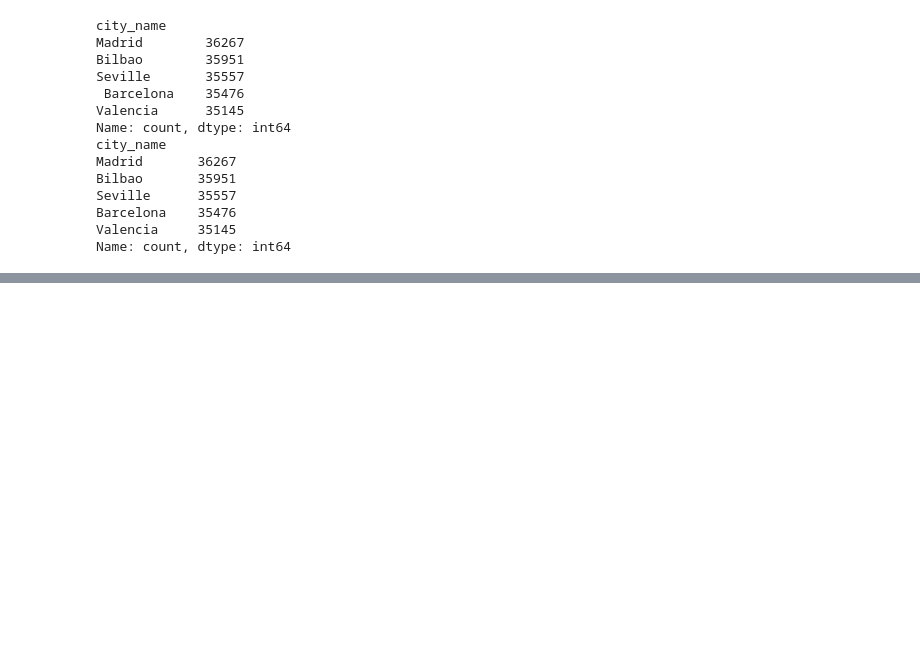
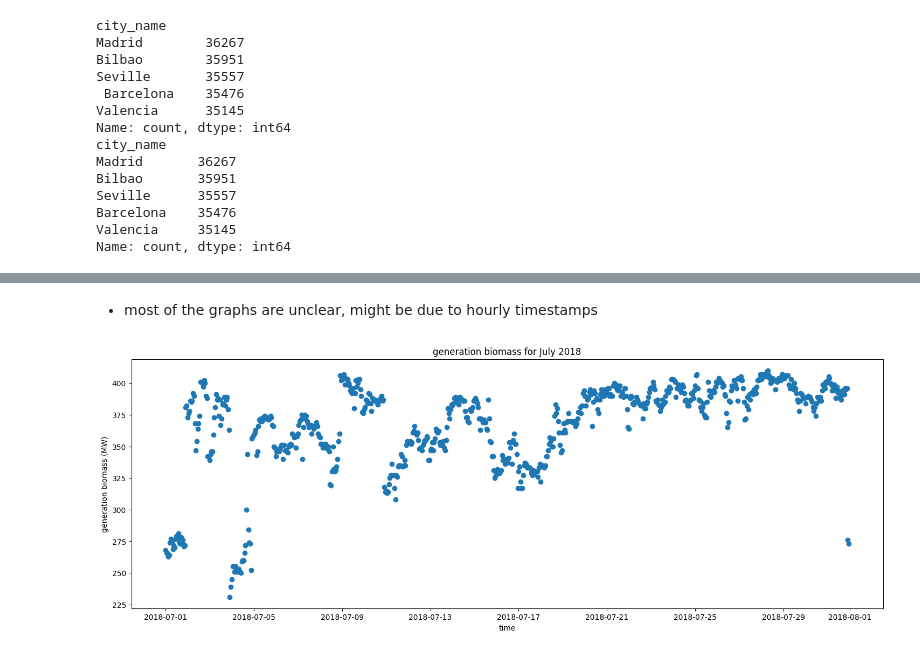
Before and after one commit to sohamthirty/Electricity-Price-Forecasting, a Jupyter notebook: Data_Preprocessing.ipynb, the cells around one changed output, grey strips where cells are left out. Cells and saved outputs as stored; diff of their text form; code cells hidden in the pictures; blank space fills up the shorter version.

```diff
--- a/Data_Preprocessing.ipynb
+++ b/Data_Preprocessing.ipynb
@@ -451,0 +599,13 @@ Name: count, dtype: int64
+# %% [markdown]
+- most of the graphs are unclear, might be due to hourly timestamps
+# %%
+filtered_df = df_energy[(df_energy['time'].dt.year == 2018) & (df_energy['time'].dt.month == 7)]
+
+plt.figure(figsize=(18,6))
+plt.scatter(filtered_df['time'], filtered_df['generation biomass'])
+plt.title('generation biomass for July 2018')
+plt.xlabel('time')
+plt.ylabel('generation biomass (MW)')
+plt.show()
+# %% [output]
+[figure, added]
```
Also changed, not shown: parts of 21 cells of this notebook.
